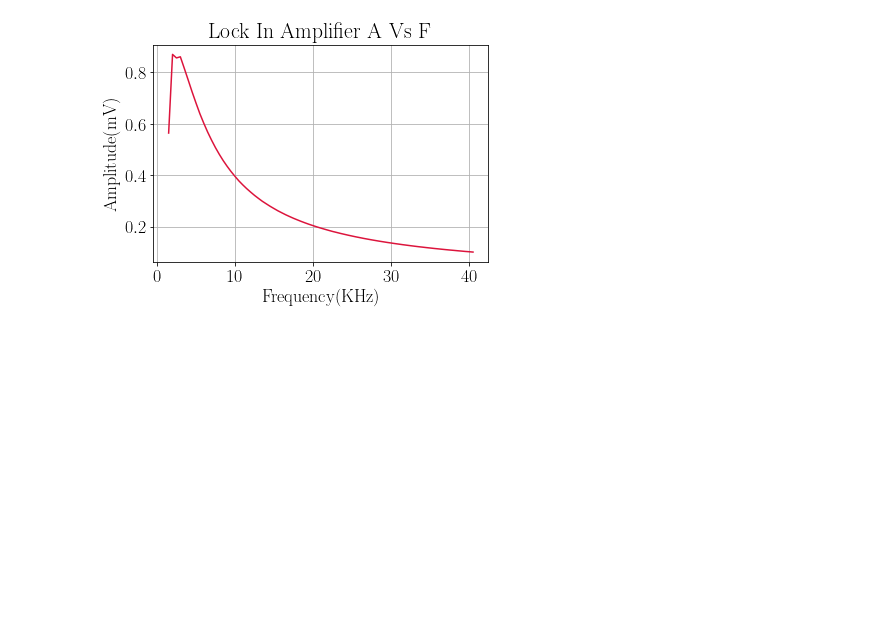
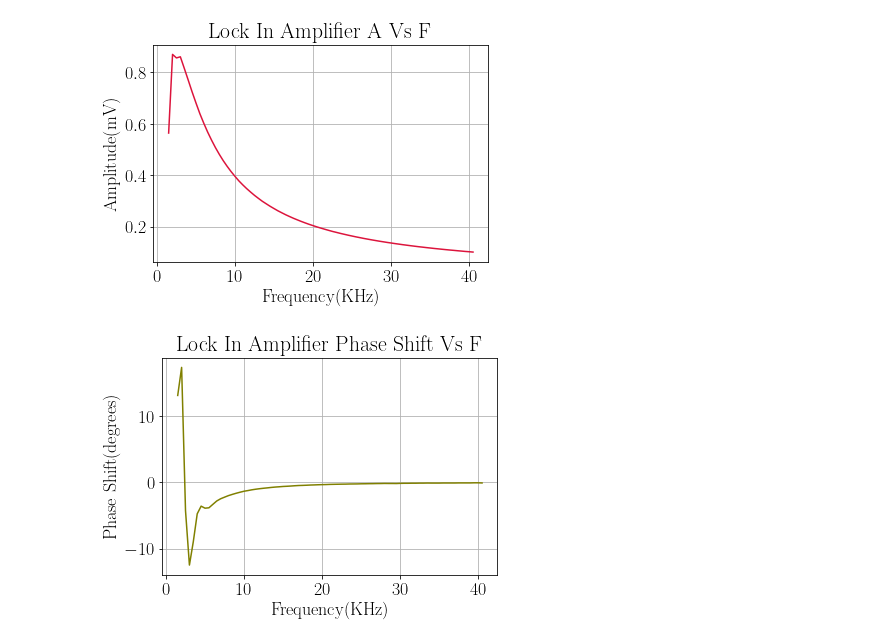
Before and after one commit to aaronkebede/PHY220, a Jupyter notebook: project-one/v2/plots.ipynb, the cells around one changed output. Drawn from its saved outputs; the diff is of its cells as text; code cells hidden in the pictures; blank space fills up the shorter version.

```diff
--- a/project-one/v2/plots.ipynb
+++ b/project-one/v2/plots.ipynb
@@ -41,7 +41,7 @@ fp_phaseshift  = FP[:,1]
 lfa_frequency  = LFA[:,2]
 lfa_amplitude  = LFA[:,1]
 lfp_frequency  = LFP[:,2]
-lfp_phasesfift = LFP[:,1]
+lfp_phaseshift = LFP[:,1]
 # %%
 #Start Plots
 
@@ -72,9 +72,11 @@ plt.show()
 # %% [output]
 [figure]
 # %%
-plt.plot(lfa_frequency,lfa_amplitude, c="crimson")
+plt.plot(lfp_frequency,lfp_phaseshift, c="olive")
 plt.grid()
 plt.xlabel("Frequency(KHz)")
-plt.ylabel("Amplitude(mV)")
-plt.title("Lock In Amplifier A Vs F")
+plt.ylabel("Phase Shift(degrees)")
+plt.title("Lock In Amplifier Phase Shift Vs F")
 plt.show()
+# %% [output]
+[figure, added]
```
